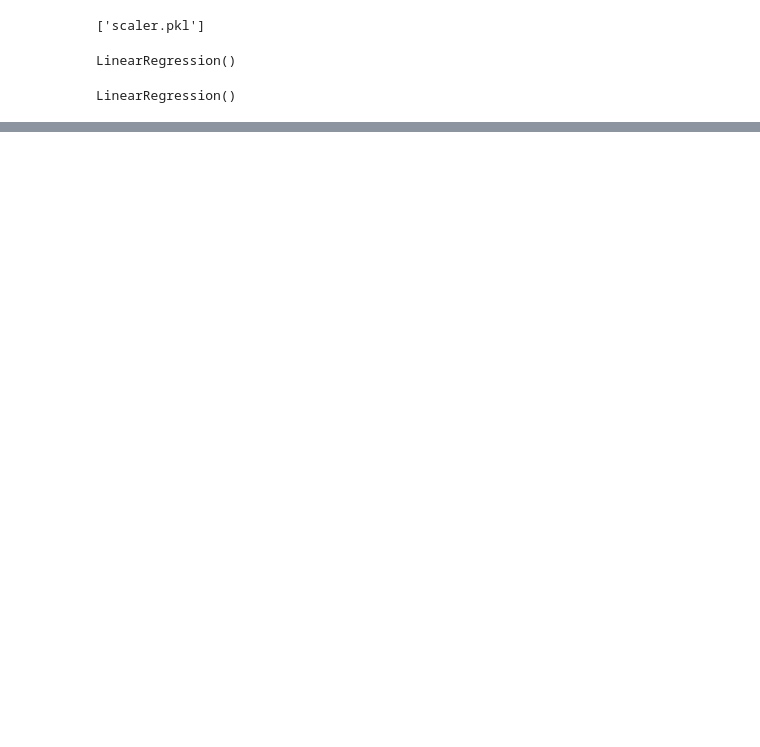
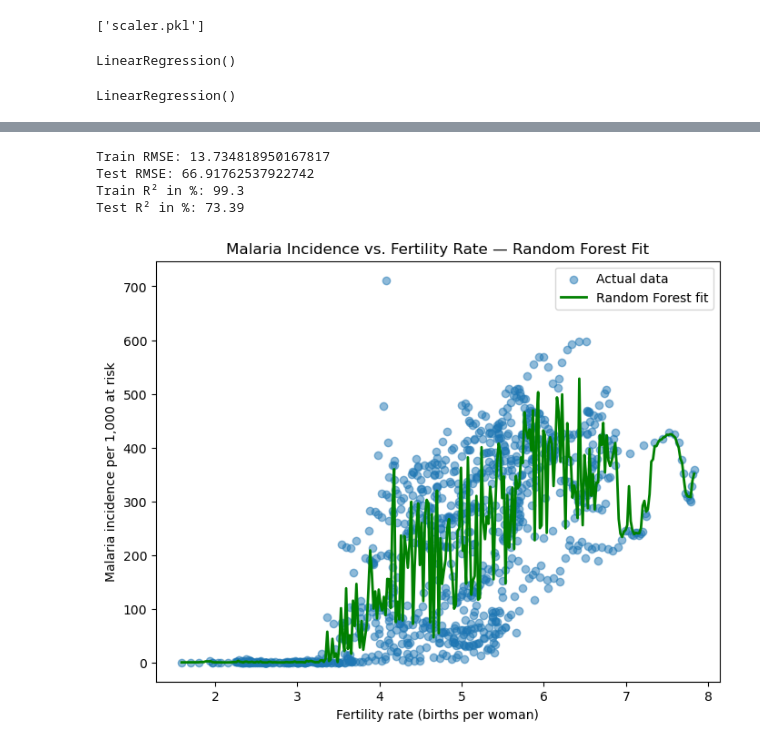
Before and after one commit to BodeMurairi2/linear_regression_model, a Jupyter notebook: summative/linear_regression/multivariate.ipynb, the cells around one changed output, grey strips where cells are left out. Cells and saved outputs as stored; diff of their text form; code cells hidden in the pictures; blank space fills up the shorter version.

```diff
--- a/summative/linear_regression/multivariate.ipynb
+++ b/summative/linear_regression/multivariate.ipynb
@@ -620,0 +694,42 @@ Difference:                  -17.577
+# %%
+from sklearn.ensemble import RandomForestRegressor
+
+rf_model = RandomForestRegressor(n_estimators=200, random_state=42)
+rf_model.fit(X_train_scaled, Y_train)
+
+Y_train_pred_rf = rf_model.predict(X_train_scaled)
+Y_test_pred_rf = rf_model.predict(X_test_scaled)
+
+print("Train RMSE:", root_mean_squared_error(Y_train, Y_train_pred_rf))
+print("Test RMSE:", root_mean_squared_error(Y_test, Y_test_pred_rf))
+print("Train R² in %:", round(r2_score(Y_train, Y_train_pred_rf) * 100, 2))
+print("Test R² in %:", round(r2_score(Y_test, Y_test_pred_rf) * 100, 2))
+# %% [output]
+Train RMSE: 13.734818950167817
+Test RMSE: 66.91762537922742
+Train R² in %: 99.3
+Test R² in %: 73.39
+# %%
+import numpy as np
+
+feature = "fertility_rate_births_per_woman"
+X_single = train_data[[feature]]
+y_single = train_data[target_column]
+
+rf_single_model = RandomForestRegressor(n_estimators=200, random_state=42)
+rf_single_model.fit(X_single, y_single)
+
+x_range = np.linspace(X_single[feature].min(), X_single[feature].max(), 300).reshape(-1, 1)
+x_range_df = pd.DataFrame(x_range, columns=[feature])
+y_range_pred = rf_single_model.predict(x_range_df)
+
+plt.figure(figsize=(8, 6))
+plt.scatter(X_single, y_single, alpha=0.5, label="Actual data")
+plt.plot(x_range_df, y_range_pred, color="green", linewidth=2, label="Random Forest fit")
+plt.xlabel("Fertility rate (births per woman)")
+plt.ylabel("Malaria incidence per 1,000 at risk")
+plt.title("Malaria Incidence vs. Fertility Rate — Random Forest Fit")
+plt.legend()
+plt.show()
+# %% [output]
+[figure, added]
```
Also changed, not shown: parts of 17 cells of this notebook, 5 other files.
